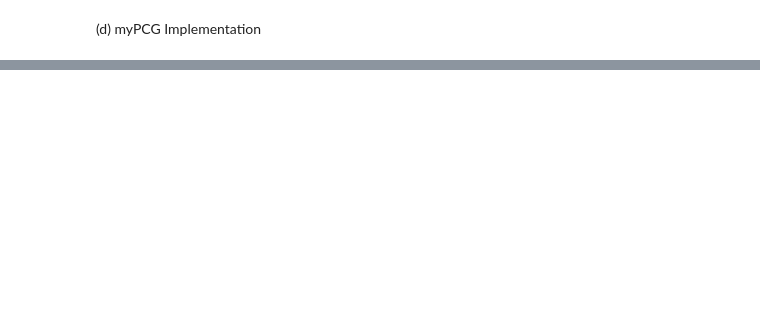
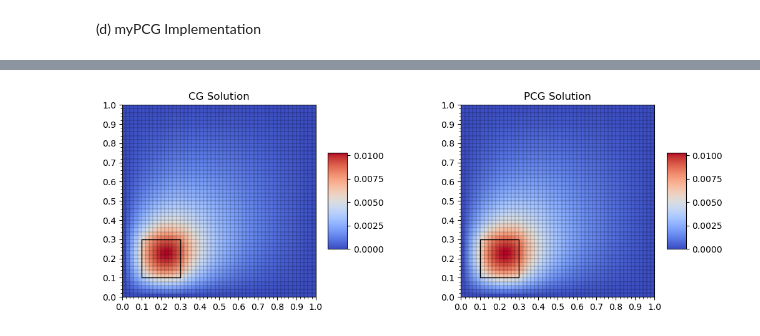
Before and after one commit to RFurze/ScientificComputing, a Jupyter notebook: Assignment2_2Master.ipynb, the cells around one changed output, grey strips where cells are left out. Cells and saved outputs as stored; diff of their text form; code cells hidden in the pictures; blank space fills up the shorter version.

```diff
--- a/Assignment2_2Master.ipynb
+++ b/Assignment2_2Master.ipynb
@@ -270,13 +268,18 @@ def myPCGSolver(mux, muy, h, tol, maxit, drop_tol):
     sol[intNodes] = myPCG(A_int,b_int,L,U,tol,maxit)
     return sol
 # %%
-h = 0.1
-mux = 1
-muy = 1
+import time
+
+h = 0.02
+mux = 1.0
+muy = 1.0
 tol = 1e-6
-maxit = 10000
+maxit = 1000
 drop_tol = 0.1
 
-solcg = diffusionGradSolver(mux, muy, h, drop_tol, maxit, None)
+solcg = diffusionGradSolver(mux, muy, h, tol, maxit, None)
 solpcg = myPCGSolver(mux,muy,h,tol,maxit,drop_tol)
+
+abs_diff = np.abs(solcg - solpcg)
+print(np.sum(abs_diff))
 # %% [output]
@@ -289,37 +292,66 @@ Converged in 388 iterations, Norm = 9.99741852463489e-07
 # %%
 import matplotlib.pyplot as plt
 import numpy as np
 from matplotlib import cm
 from matplotlib.ticker import LinearLocator
 import matplotlib.patches as patches
 
-fig, ax = plt.subplots()
+fig, axs = plt.subplots(1, 2, figsize=(12, 4))  # Increase the figure size to make the plot area wider
+ax1 = axs[0]
+ax2 = axs[1]
+
+fig.subplots_adjust(wspace=0.4)  # Increase the padding between subplots
+
 # Make data.
 X = np.arange(0., 1.+h, h)
 Y = np.arange(0., 1.+h, h)
 X, Y = np.meshgrid(X, Y)
-Z = sol.reshape(int(1./h+1),int(1./h+1))
+Z1 = solcg.reshape(int(1./h+1),int(1./h+1))
+Z2 = solpcg.reshape(int(1./h+1),int(1./h+1))
 
 # Plot the surface.
-surf = ax.pcolor(X, Y, Z[:-1,:-1], shading='flat', cmap=cm.coolwarm,
+surf1 = ax1.pcolor(X, Y, Z1[:-1,:-1], shading='flat', cmap=cm.coolwarm,
+                       linewidth=0, antialiased=False)
+surf2 = ax2.pcolor(X, Y, Z2[:-1,:-1], shading='flat', cmap=cm.coolwarm,
                        linewidth=0, antialiased=False)
 
-# Create a Rectangle patch
-rect = patches.Rectangle((0.1, 0.1), 0.2, 0.2, linewidth=1, edgecolor='k', facecolor='none')
+# Create a Rectangle patch for ax1
+rect1 = patches.Rectangle((0.1, 0.1), 0.2, 0.2, linewidth=1, edgecolor='k', facecolor='none')
+
+# Create a Rectangle patch for ax2
+rect2 = patches.Rectangle((0.1, 0.1), 0.2, 0.2, linewidth=1, edgecolor='k', facecolor='none')
 
 # Add the patch to the Axes
-ax.add_patch(rect)
+ax1.add_patch(rect1)
+ax2.add_patch(rect2)
+
+# Add a grid to ax1
+ax1.grid(which='major', axis='both', linestyle='-', color='k', linewidth=0.2)
+ax1.minorticks_on()
+ax1.grid(which='minor', axis='both', linestyle='-', color='k', linewidth=0.2)
+ax1.set_xticks(np.arange(0., 1.+hx, hx))
+ax1.set_yticks(np.arange(0., 1.+hx, hx))
 
 # Add a color bar which maps values to colors.
-fig.colorbar(surf, shrink=0.5, aspect=5)
+cbar1 = fig.colorbar(surf1, ax=ax1, shrink=0.5, aspect=5)
+cbar2 = fig.colorbar(surf2, ax=ax2, shrink=0.5, aspect=5)
+
 hx = 0.1
 # Add a grid
-plt.grid(which='major', axis='both', linestyle='-', color='k', linewidth=0.2)
-plt.minorticks_on()
-plt.grid(which='minor', axis='both', linestyle='-', color='k', linewidth=0.2)
-major_ticks = np.arange(0., 1.+hx, hx)
-minor_ticks = np.arange(0., 1.+hx, hx/5)
+ax1.grid(which='major', axis='both', linestyle='-', color='k', linewidth=0.2)
+ax1.minorticks_on()
+ax1.grid(which='minor', axis='both', linestyle='-', color='k', linewidth=0.2)
+ax1.set_xticks(np.arange(0., 1.+hx, hx))
+ax1.set_yticks(np.arange(0., 1.+hx, hx))
+ax1.set_title('CG Solution')
 
-plt.xticks(major_ticks)
-plt.yticks(major_ticks)
+ax2.grid(which='major', axis='both', linestyle='-', color='k', linewidth=0.2)
+ax2.minorticks_on()
+ax2.grid(which='minor', axis='both', linestyle='-', color='k', linewidth=0.2)
+ax2.set_xticks(np.arange(0., 1.+hx, hx))
+ax2.set_yticks(np.arange(0., 1.+hx, hx))
+ax2.set_title('PCG Solution')
+
 plt.show()
+# %% [output]
+[figure, added]
```
Also changed, not shown: parts of 9 cells of this notebook, 1 other file.
